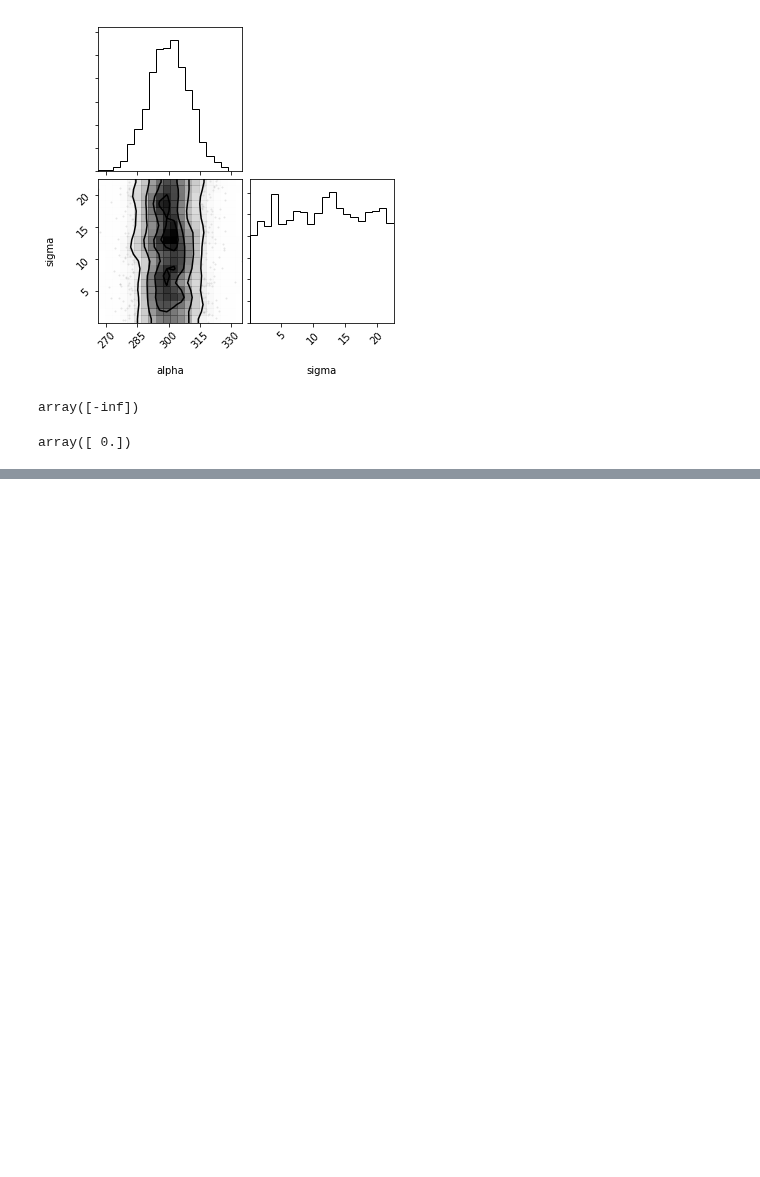
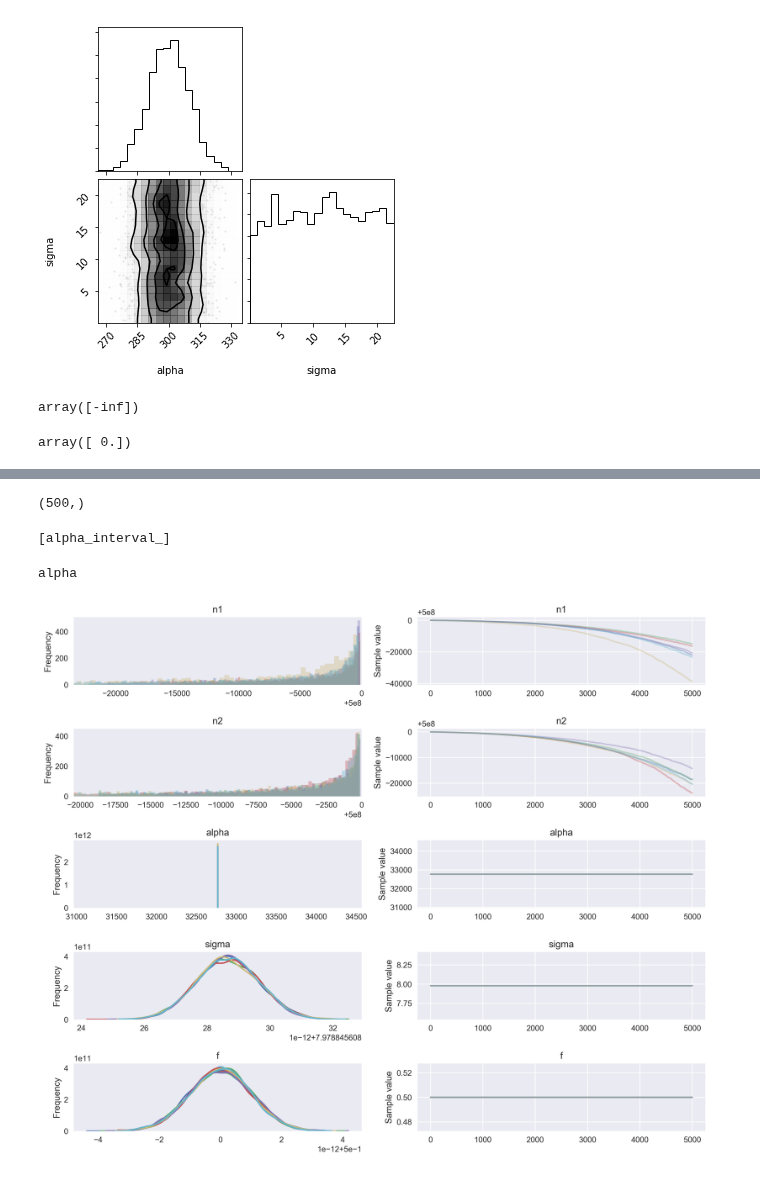
Before and after one commit to RPGroup-PBoC/mwc_growth, a Jupyter notebook: code/sandbox/bayesian_regression_calibration_factor.ipynb, the cells around one changed output, grey strips where cells are left out. Saved outputs shown, nothing was run; the diff lists cells and outputs as text; code cells hidden in the pictures; blank space fills up the shorter version.

```diff
--- a/code/sandbox/bayesian_regression_calibration_factor.ipynb
+++ b/code/sandbox/bayesian_regression_calibration_factor.ipynb
@@ -357,0 +437,22 @@ array([ 0.])
+# %%
+model = pm.Model()
+size = len(sim_data)
+bit_depth = 2**16 - 1
+with model:
+    # Define the priors
+    alpha = pm.Uniform('alpha', lower=0, upper=bit_depth, testval=50)
+    I_tot = (sim_data['I_1'] + sim_data['I_2']).values
+    N_tot = pm.Uniform('n_tot', lower=0, upper=1E5, testval=400)
+    n = pm.Uniform('n', lower=0, upper=N_tot, testval=200)
+    bino_like = pm.Binomial.dist(N_tot, 0.5, shape=size)
+    student_1 = pm.StudentT.dist(1, mu=alpha * n, shape=size)
+    student_2 = pm.StudentT.dist(1, mu=alpha * (N_tot - n), shape=size)
+
+    f = pm.Dirichlet('f', a=np.ones(3))
+    obs = sim_data.loc[:, ['I_1', 'I_2', '']].values
+#     obs = np.meshgrid([sim_data['I_1'].values, sim_data['I_2'].values, n])
+    mix = pm.Mixture('likelihood', f, [student_1, student_2, bino_like], observed=obs)
+
+
+
+    trace =pm.sample(500, tune=100, njobs=None)
@@ -357,0 +495,16 @@ array([ 0.])
+# %%
+I_tot.shape
+# %% [output]
+(500,)
+# %%
+model.basic_RVs
+# %% [output]
+[alpha_interval_]
+# %%
+alpha
+# %% [output]
+alpha
+# %%
+_ = pm.traceplot(trace)
+# %% [output]
+[figure, added]
```
Also changed, not shown: parts of 11 cells of this notebook, 2 other files.
